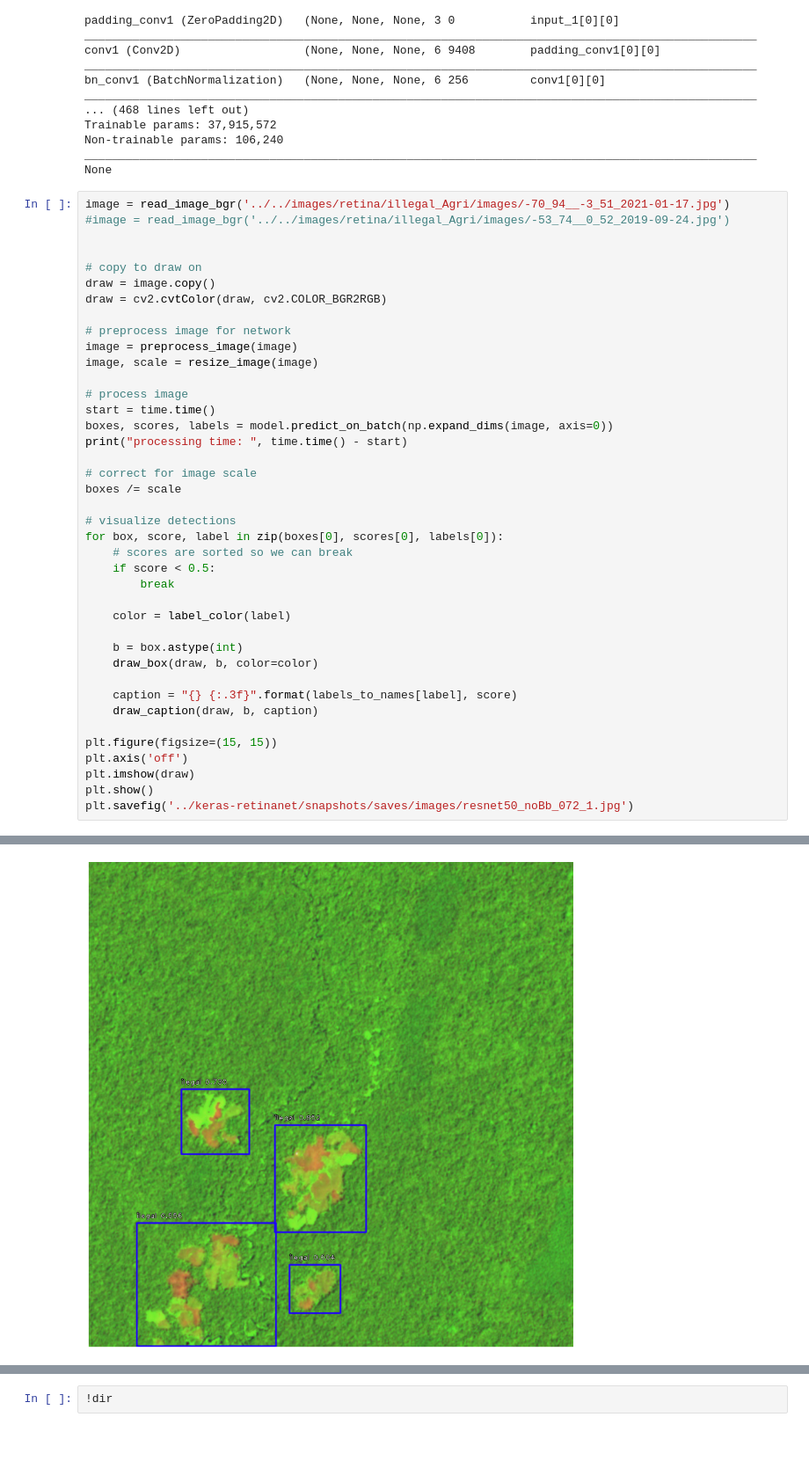
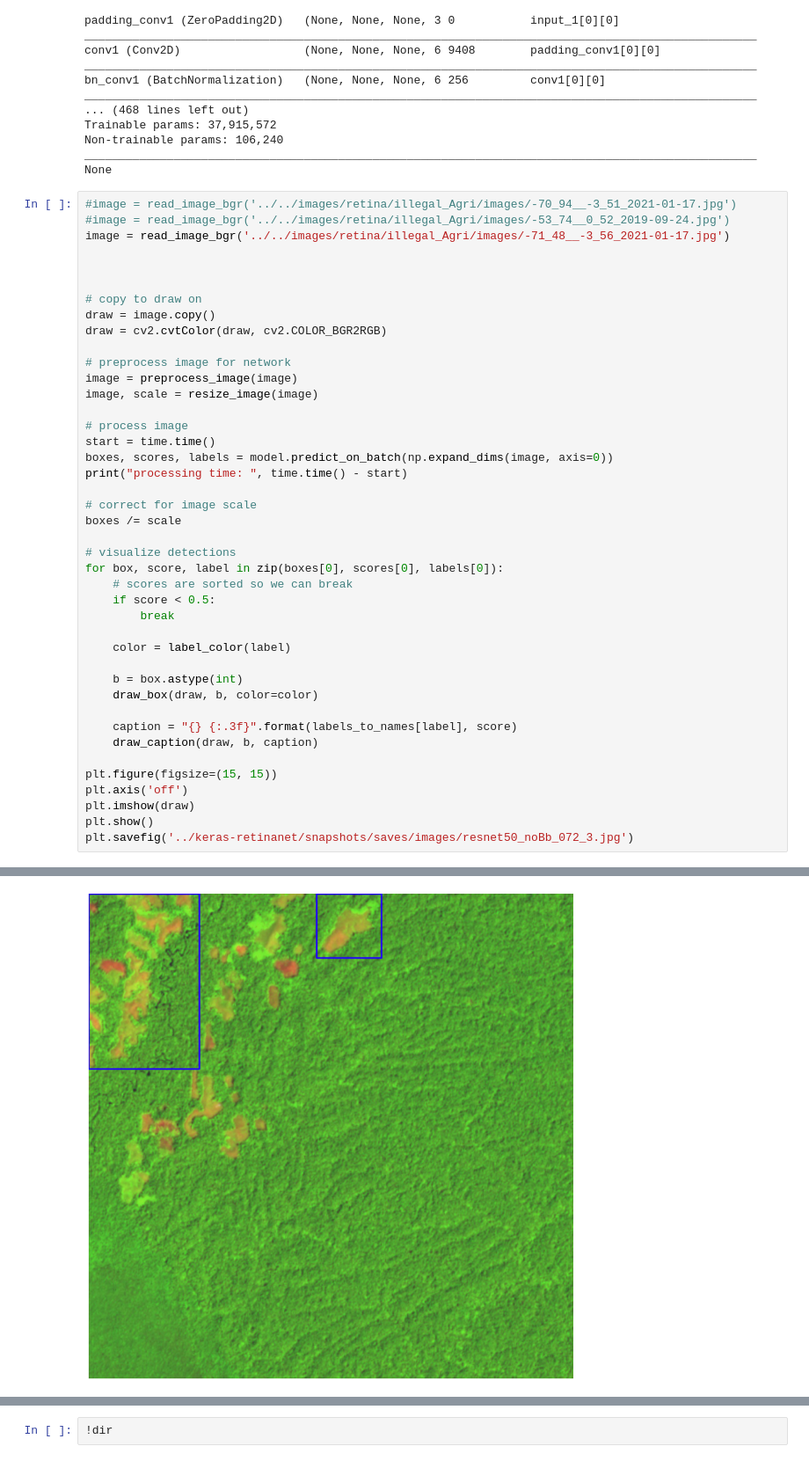
Before and after one commit to NathanLabbe/Thesis, a Jupyter notebook: Models/Impl/retinaDetect.ipynb, the cells around one changed output, grey strips where cells are left out. Shown at 88% size. Saved outputs shown, nothing was run; the diff lists cells and outputs as text.

```diff
--- a/Models/Impl/retinaDetect.ipynb
+++ b/Models/Impl/retinaDetect.ipynb
@@ -127,8 +127,10 @@ Non-trainable params: 106,240
 __________________________________________________________________________________________________
 None
 # %%
-image = read_image_bgr('../../images/retina/illegal_Agri/images/-70_94__-3_51_2021-01-17.jpg')
+#image = read_image_bgr('../../images/retina/illegal_Agri/images/-70_94__-3_51_2021-01-17.jpg')
 #image = read_image_bgr('../../images/retina/illegal_Agri/images/-53_74__0_52_2019-09-24.jpg')
+image = read_image_bgr('../../images/retina/illegal_Agri/images/-71_48__-3_56_2021-01-17.jpg')
+
 
 
 # copy to draw on
@@ -165,5 +167,5 @@ plt.figure(figsize=(15, 15))
 plt.axis('off')
 plt.imshow(draw)
 plt.show()
-plt.savefig('../keras-retinanet/snapshots/saves/images/resnet50_noBb_072_1.jpg')
+plt.savefig('../keras-retinanet/snapshots/saves/images/resnet50_noBb_072_3.jpg')
 # %% [output]
@@ -171,4 +173,4 @@ processing time:  0.04996657371520996
-[figure, old version]
+[figure, new version]
 <Figure size 432x288 with 0 Axes>
 # %%
 !dir
```
Also changed, not shown: parts of 1 cell of this notebook, 3 other files.
